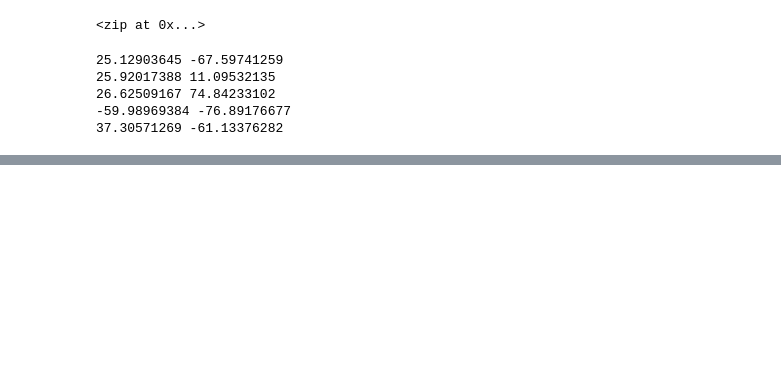
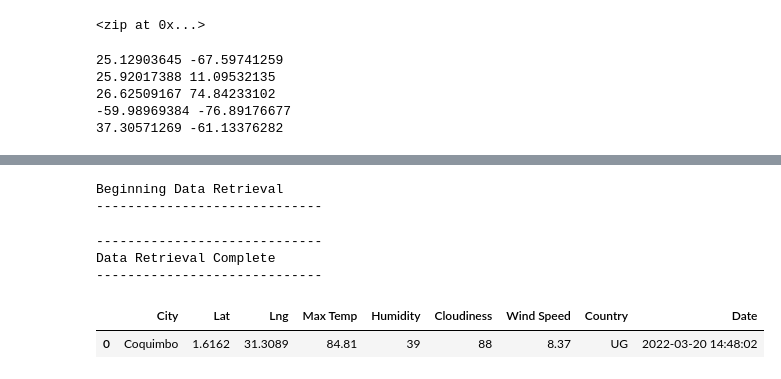
Before and after one commit to Diana7e/World_Weather_Analysis, a Jupyter notebook: WeatherPy.ipynb, the cells around one changed output, grey strips where cells are left out. Cells and saved outputs as stored; diff of their text form; code cells hidden in the pictures; blank space fills up the shorter version.

```diff
--- a/WeatherPy.ipynb
+++ b/WeatherPy.ipynb
@@ -87,0 +163,5 @@ len(cities)
+# %%
+# Create an endpoint URL for a city.
+city_url = url + "&q=" + "Boston"
+city_weather = requests.get(city_url)
+city_weather.json()
@@ -87,0 +220,59 @@ len(cities)
+# %%
+# Create an empty list to hold the weather data.
+city_data = []
+# Print the beginning of the logging.
+print("Beginning Data Retrieval     ")
+print("-----------------------------")
+
+# Create counters.
+record_count = 1
+set_count = 1
+# %% [output]
+Beginning Data Retrieval
+-----------------------------
+# %%
+# Run an API request for each of the cities.
+try:
+    # Parse the JSON and retrieve data.
+    city_weather = requests.get(city_url).json()
+    # Parse out the needed data.
+    city_lat = city_weather["coord"]["lat"]
+    city_lng = city_weather["coord"]["lon"]
+    city_max_temp = city_weather["main"]["temp_max"]
+    city_humidity = city_weather["main"]["humidity"]
+    city_clouds = city_weather["clouds"]["all"]
+    city_wind = city_weather["wind"]["speed"]
+    city_country = city_weather["sys"]["country"]
+    # Convert the date to ISO standard.
+    city_date = datetime.utcfromtimestamp(city_weather["dt"]).strftime('%Y-%m-%d %H:%M:%S')
+    # Append the city information into city_data list.
+    city_data.append({"City": city.title(),
+                      "Lat": city_lat,
+                      "Lng": city_lng,
+                      "Max Temp": city_max_temp,
+                      "Humidity": city_humidity,
+                      "Cloudiness": city_clouds,
+                      "Wind Speed": city_wind,
+                      "Country": city_country,
+                      "Date": city_date})
+
+# If an error is experienced, skip the city.
+except:
+    print("City not found. Skipping...")
+    pass
+
+# Indicate that Data Loading is complete.
+print("-----------------------------")
+print("Data Retrieval Complete      ")
+print("-----------------------------")
+# %% [output]
+-----------------------------
+Data Retrieval Complete
+-----------------------------
+# %%
+# Convert the array of dictionaries to a Pandas DataFrame.
+city_data_df = pd.DataFrame(city_data)
+city_data_df.head(10)
+# %% [output]
+|  | City | Lat | Lng | Max Temp | Humidity | Cloudiness | Wind Speed | Country | Date |
+| 0 | Coquimbo | 1.6162 | 31.3089 | 84.81 | 39 | 88 | 8.37 | UG | 2022-03-20 14:48:02 |
```
Also changed, not shown: parts of 22 cells of this notebook, 2 other files.
